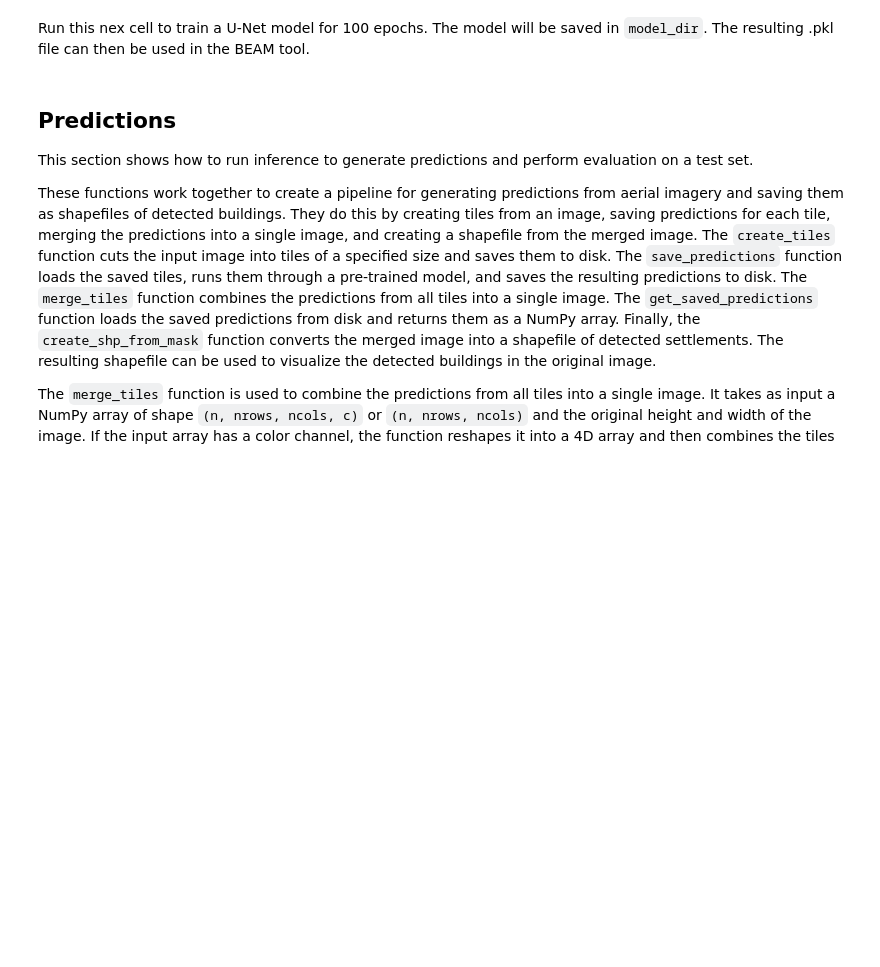
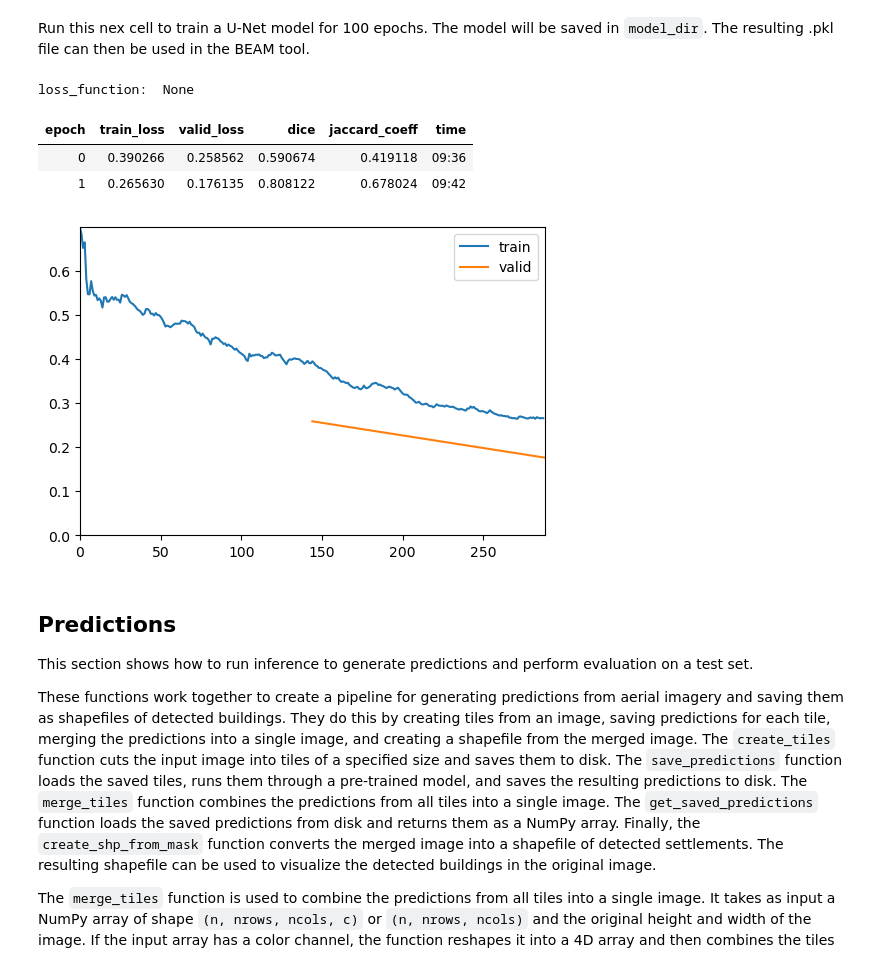
Before and after one commit to MHathorn/beam_update_2309, a Jupyter notebook: notebooks/Training_and_Inference.ipynb, the cells around one changed output. Saved outputs shown, nothing was run; the diff lists cells and outputs as text; code cells hidden in the pictures; blank space fills up the shorter version.

```diff
--- a/notebooks/Training_and_Inference.ipynb
+++ b/notebooks/Training_and_Inference.ipynb
@@ -229,7 +231,7 @@ The `hrnet_model_training` function is similar to `u_net_model_training`, but it
 The `test_inference` function tests the inference speed of a model. It takes a dataloader and a trained model as arguments and returns the duration of the inference process.
 # %%
 
-def u_net_model_training(tile_type, backbone, loss_function, fit_type, epochs, architecture = 'U-Net', split = .2):
+def u_net_model_training(tile_type, backbone, loss_function, fit_type, epochs, architecture = 'U-Net', split = 0.2):
   """Create list of files and masks, a dataloader, a model, callbacks, and trains the final U-Net model"""
   global tile_size, p2c, loss
   tile_size = get_tile_size(tile_type)
@@ -371,17 +373,23 @@ Run this nex cell to train a U-Net model for 100 epochs. The model will be saved
 # %%
 tile_type = '512_with_erosion'
 backbone = 'resnet18'
 fit_type = 'one_cycle'
 learning_rate = None
-epochs = 100
+epochs = 2
 architecture = 'U-Net'
 loss_function = None
 model_dir = f'{path}/models/experiment_results/{architecture}/{backbone}'
 create_missing_folder(model_dir)
 
-learn, dls = u_net_model_training(tile_type, backbone, fit_type, learning_rate, epochs, loss_function, architecture='U-Net', split=.2)
+learn, dls = u_net_model_training(tile_type, backbone, loss_function, fit_type, epochs, architecture = 'U-Net', split = 0.2)#, architecture = 'U-Net', split = 0.2)
 
 learn.export(f'{model_dir}/{architecture}_{timestamp()}_exported.pkl')
+# %% [output]
+loss_function:  None
+| epoch | train_loss | valid_loss | dice | jaccard_coeff | time |
+| 0 | 0.390266 | 0.258562 | 0.590674 | 0.419118 | 09:36 |
+| 1 | 0.265630 | 0.176135 | 0.808122 | 0.678024 | 09:42 |
+[figure, added]
 # %% [markdown]
 ## Predictions
 This section shows how to run inference to generate predictions and perform evaluation on a test set.
```
Also changed, not shown: parts of 6 cells of this notebook, 5 other files.
